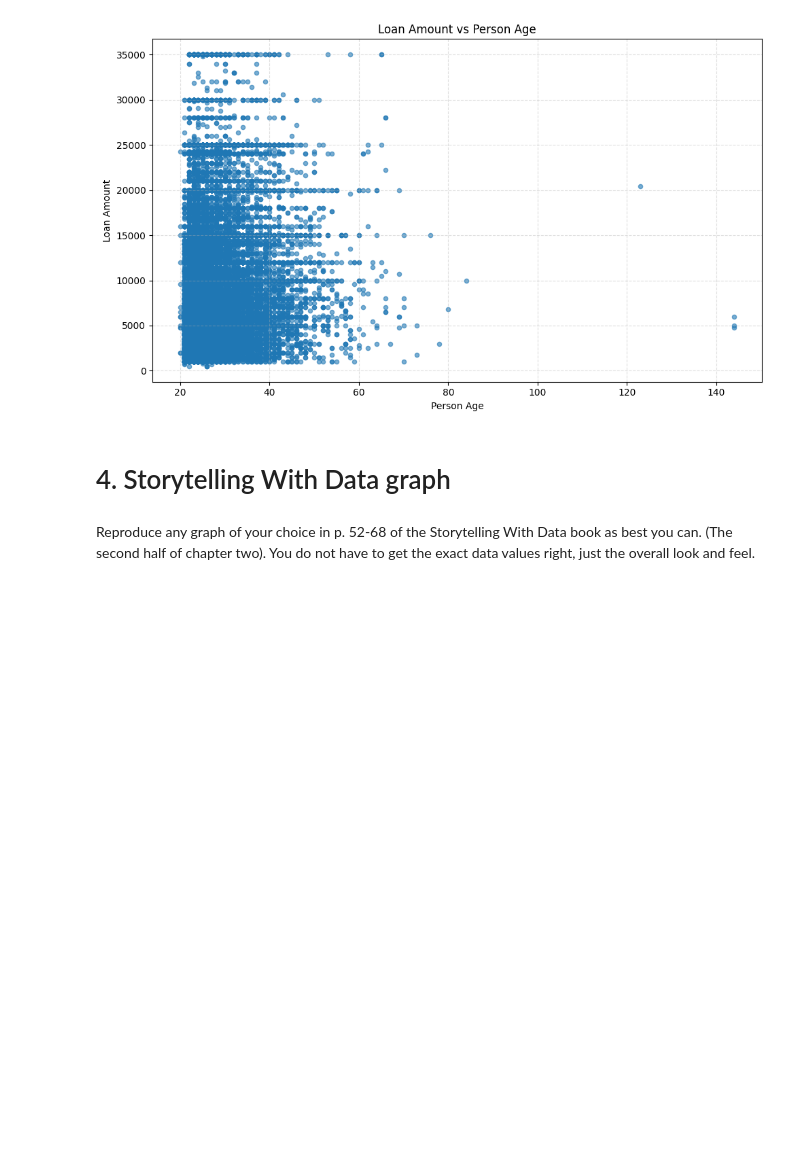
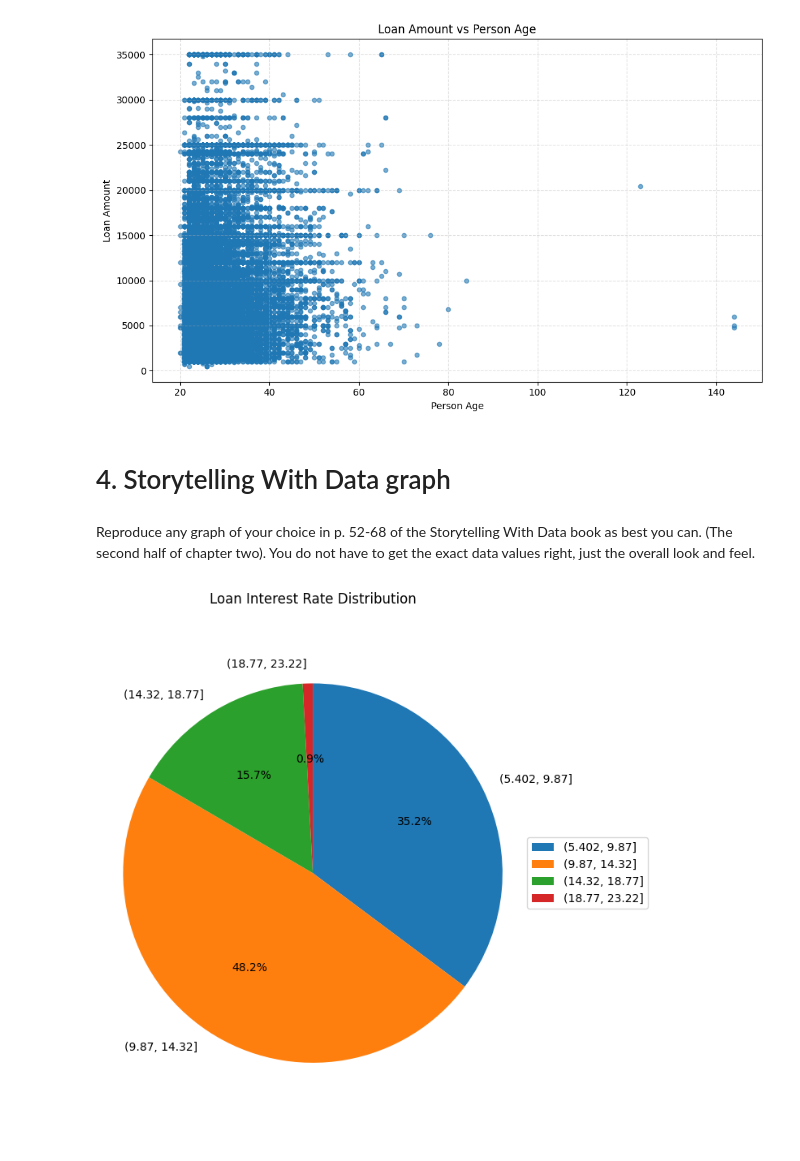
Before and after one commit to JonG-2025/Module-B-semester-2, a Jupyter notebook: Week4.ipynb, the cells around one changed output. Saved outputs shown, nothing was run; the diff lists cells and outputs as text; code cells hidden in the pictures; blank space fills up the shorter version.

Commit message:
Completed pie chart

```diff
--- a/Week4.ipynb
+++ b/Week4.ipynb
@@ -188,3 +188,22 @@ plt.show()
 # 4. Storytelling With Data graph
 # %% [markdown]
 Reproduce any graph of your choice in p. 52-68 of the Storytelling With Data book as best you can.  (The second half of chapter two).  You do not have to get the exact data values right, just the overall look and feel.
+# %%
+#Creating a pie chart that shows loan interest rates.
+
+rates = df_clean['loan_int_rate'].dropna()
+
+bins = 4
+labels = None
+cats = pd.cut(rates, bins=bins)
+counts = cats.value_counts().sort_index()
+
+plt.figure(figsize=(7,7))
+ax = counts.plot(kind='pie', autopct='%1.1f%%', startangle=90, counterclock=False, ylabel='')
+ax.legend(loc='center left', bbox_to_anchor=(1.0, 0.5))
+plt.title('Loan Interest Rate Distribution')
+plt.axis('equal')
+plt.tight_layout()
+plt.show()
+# %% [output]
+[figure, added]
```
